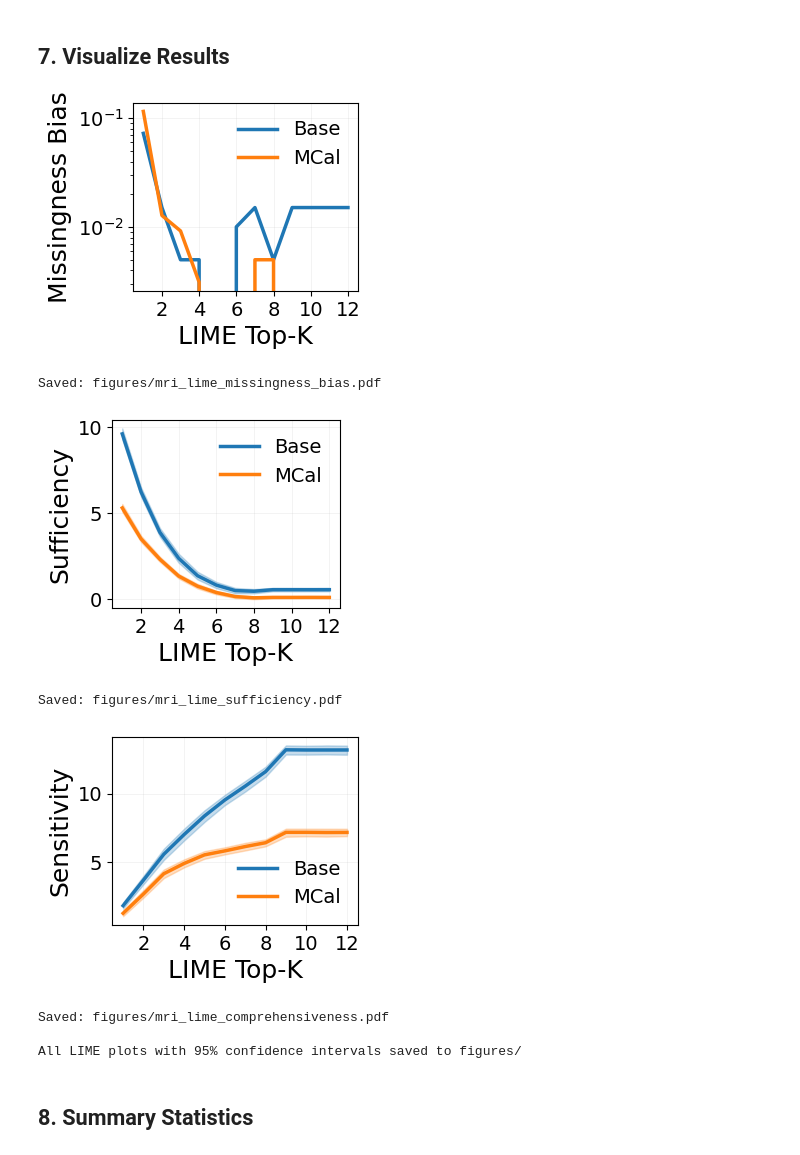
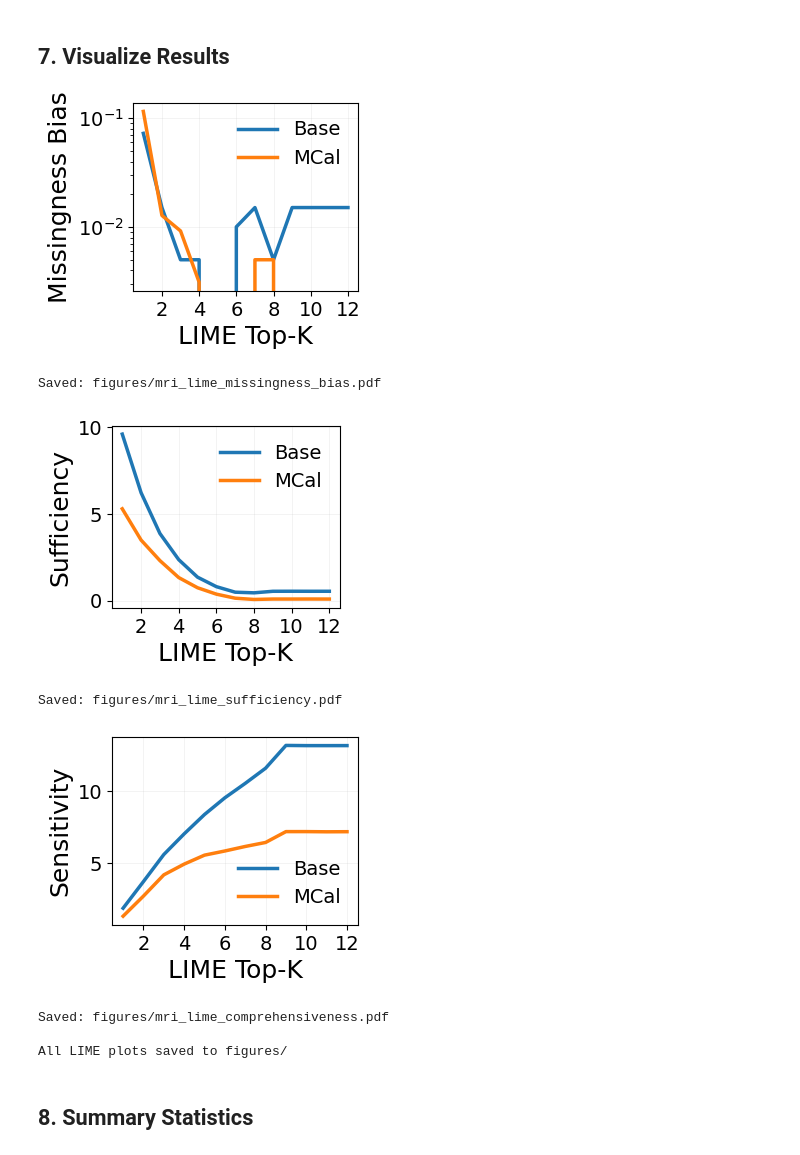
Before and after one commit to ShaileshSridhar2403/MCal, a Jupyter notebook: experiments/mcal_improves_mri_vanilla_ps64.ipynb, the cells around one changed output. Cells and saved outputs as stored; diff of their text form; code cells hidden in the pictures.

```diff
--- a/experiments/mcal_improves_mri_vanilla_ps64.ipynb
+++ b/experiments/mcal_improves_mri_vanilla_ps64.ipynb
@@ -558,66 +558,66 @@ plt.savefig(f'{output_dir}/mri_lime_missingness_bias.pdf', dpi=300, bbox_inches=
 plt.show()
 print(f"Saved: {output_dir}/mri_lime_missingness_bias.pdf")
 
-# Plot 2: LIME Sufficiency with confidence bands
+# Plot 2: LIME Sufficiency
 fig, ax = plt.subplots(1, 1, figsize=(fig_width, fig_height))
 # Plot main lines
 ax.plot(k_vals, results['sufficiency']['uncal'], '-', label='Base', linewidth=LINEWIDTH, color='#1f77b4')
 ax.plot(k_vals, results['sufficiency']['calib'], '-', label='MCal', linewidth=LINEWIDTH, color='#ff7f0e')
-# Add confidence bands
-ax.fill_between(k_vals,
-                results['sufficiency']['uncal_lower'],
-                results['sufficiency']['uncal_upper'],
-                alpha=BAND_ALPHA, color='#1f77b4')
-ax.fill_between(k_vals,
-                results['sufficiency']['calib_lower'],
-                results['sufficiency']['calib_upper'],
-                alpha=BAND_ALPHA, color='#ff7f0e')
+# Confidence bands (commented out)
+# ax.fill_between(k_vals,
+#                 results['sufficiency']['uncal_lower'],
+#                 results['sufficiency']['uncal_upper'],
+#                 alpha=BAND_ALPHA, color='#1f77b4')
+# ax.fill_between(k_vals,
+#                 results['sufficiency']['calib_lower'],
+#                 results['sufficiency']['calib_upper'],
+#                 alpha=BAND_ALPHA, color='#ff7f0e')
 ax.set_xlabel('LIME Top-K', fontsize=LABEL_FONTSIZE)
 ax.set_ylabel('Sufficiency', fontsize=LABEL_FONTSIZE)
 ax.legend(fontsize=LEGEND_FONTSIZE, loc='best', frameon=False)
 ax.grid(True, alpha=GRID_ALPHA, linewidth=0.5)
 ax.set_xticks(k_ticks)
 ax.tick_params(axis='both', which='major', labelsize=TICK_LABELSIZE)
 plt.tight_layout(pad=TIGHT_PAD)
 plt.savefig(f'{output_dir}/mri_lime_sufficiency.pdf', dpi=300)
 plt.show()
 print(f"Saved: {output_dir}/mri_lime_sufficiency.pdf")
 
-# Plot 3: LIME Comprehensiveness with confidence bands
+# Plot 3: LIME Comprehensiveness
 fig, ax = plt.subplots(1, 1, figsize=(fig_width, fig_height))
 # Plot main lines
 ax.plot(k_vals, results['comprehensiveness']['uncal'], '-', label='Base', linewidth=LINEWIDTH, color='#1f77b4')
 ax.plot(k_vals, results['comprehensiveness']['calib'], '-', label='MCal', linewidth=LINEWIDTH, color='#ff7f0e')
-# Add confidence bands
-ax.fill_between(k_vals,
-                results['comprehensiveness']['uncal_lower'],
-                results['comprehensiveness']['uncal_upper'],
-                alpha=BAND_ALPHA, color='#1f77b4')
-ax.fill_between(k_vals,
-                results['comprehensiveness']['calib_lower'],
-                results['comprehensiveness']['calib_upper'],
-                alpha=BAND_ALPHA, color='#ff7f0e')
+# Confidence bands (commented out)
+# ax.fill_between(k_vals,
+#                 results['comprehensiveness']['uncal_lower'],
+#                 results['comprehensiveness']['uncal_upper'],
+#                 alpha=BAND_ALPHA, color='#1f77b4')
+# ax.fill_between(k_vals,
+#                 results['comprehensiveness']['calib_lower'],
+#                 results['comprehensiveness']['calib_upper'],
+#                 alpha=BAND_ALPHA, color='#ff7f0e')
 ax.set_xlabel('LIME Top-K', fontsize=LABEL_FONTSIZE)
 ax.set_ylabel('Sensitivity', fontsize=LABEL_FONTSIZE)
 ax.legend(fontsize=LEGEND_FONTSIZE, loc='best', frameon=False)
 ax.grid(True, alpha=GRID_ALPHA, linewidth=0.5)
 ax.set_xticks(k_ticks)
 ax.tick_params(axis='both', which='major', labelsize=TICK_LABELSIZE)
 plt.tight_layout(pad=TIGHT_PAD)
 plt.savefig(f'{output_dir}/mri_lime_comprehensiveness.pdf', dpi=300)
 plt.show()
 print(f"Saved: {output_dir}/mri_lime_comprehensiveness.pdf")
 
-print(f"\nAll LIME plots with 95% confidence intervals saved to {output_dir}/")
+print(f"\nAll LIME plots saved to {output_dir}/")
 # %% [output]
 [figure]
 Saved: figures/mri_lime_missingness_bias.pdf
-[figure, old version]
+[figure, new version]
 Saved: figures/mri_lime_sufficiency.pdf
-[figure, old version]
+[figure, new version]
 Saved: figures/mri_lime_comprehensiveness.pdf
 
-All LIME plots with 95% confidence intervals saved to figures/
+All LIME plots saved to figures/
 # %% [markdown]
 ## 8. Summary Statistics
 # %%
```
Also changed, not shown: parts of 1 cell of this notebook, 9 other files.
